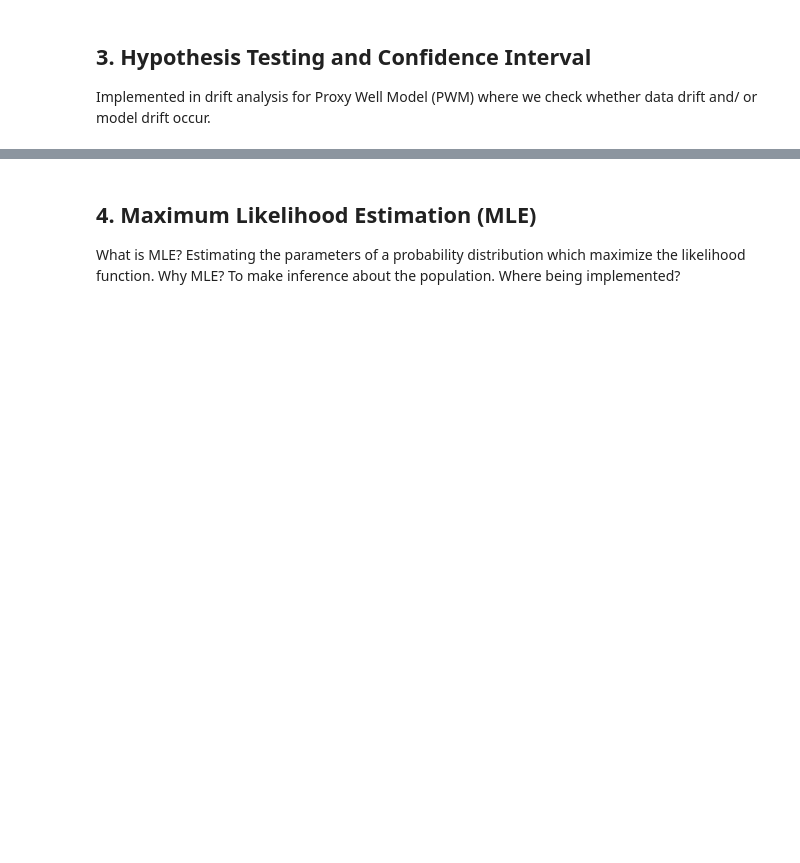
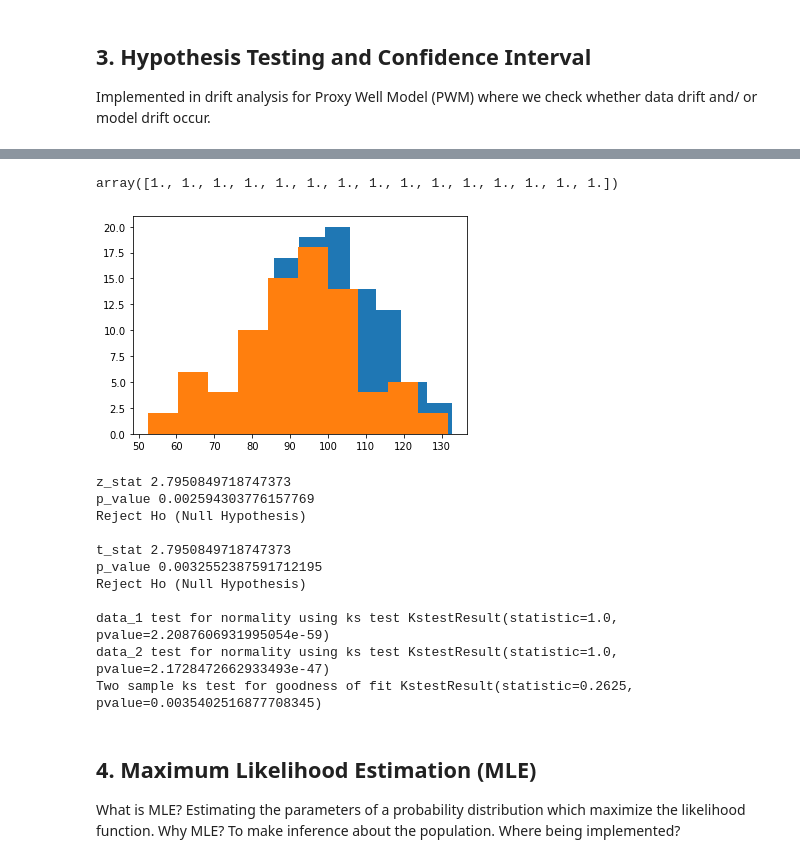
Before and after one commit to imranfadhil/our-learnings, a Jupyter notebook: B3_probability_basic_statistics.ipynb, the cells around one changed output, grey strips where cells are left out. Saved outputs shown, nothing was run; the diff lists cells and outputs as text; code cells hidden in the pictures; blank space fills up the shorter version.

```diff
--- a/B3_probability_basic_statistics.ipynb
+++ b/B3_probability_basic_statistics.ipynb
@@ -126,3 +147,67 @@ import numpy as np
+# %%
+norm.cdf(data_2)
+# %% [output]
+array([1., 1., 1., 1., 1., 1., 1., 1., 1., 1., 1., 1., 1., 1., 1.])
+# %%
+from scipy.stats import zscore, t, kstest, ks_2samp
+from scipy.stats import norm
+import matplotlib.pyplot as plt
+from sklearn.preprocessing import StandardScaler
+
+mu_1 = 100
+sigma_1 = 15
+data_1 = norm.rvs(loc=mu_1, scale=sigma_1, size=100, random_state=1)
+mu_2 = 95
+sigma_2 = 16
+n = 80
+data_2 = norm.rvs(loc=mu_2, scale=sigma_2, size=n, random_state=2)
+
+plt.hist(data_1)
+plt.hist(data_2)
+plt.show()
+
+significance = 0.05
+
+## Calculate test statistic
+z_stat = (mu_1 - mu_2) / (sigma_2 / n ** 0.5)
+print('z_stat', z_stat)
+
+## Calculate corresponding p-value
+p_value = 1 - norm.cdf(z_stat)
+print('p_value', p_value)
+if p_value > significance:
+    print('Accept Ho (Null Hypothesis)')
+else:
+    print('Reject Ho (Null Hypothesis)')
+
+## Calculate test statistic, assuming data_1 variance is unknown
+t_stat = (mu_1 - mu_2) / (sigma_2 / n ** 0.5)
+print('\nt_stat', t_stat)
+
+## Calculate corresponding p-value
+p_value = 1 - t(n - 1).cdf(t_stat)
+print('p_value', p_value)
+if p_value > significance:
+    print('Accept Ho (Null Hypothesis)')
+else:
+    print('Reject Ho (Null Hypothesis)')
+
+print('\ndata_1 test for normality using ks test', kstest(data_1, norm.cdf(data_1, mu_1, sigma_1)))
+print('data_2 test for normality using ks test', kstest(data_2, norm.cdf(data_2, mu_2, sigma_2)))
+print('Two sample ks test for goodness of fit', ks_2samp(data_1, data_2))
+# %% [output]
+[figure, added]
+z_stat 2.7950849718747373
+p_value 0.002594303776157769
+Reject Ho (Null Hypothesis)
+
+t_stat 2.7950849718747373
+p_value 0.0032552387591712195
+Reject Ho (Null Hypothesis)
+
+data_1 test for normality using ks test KstestResult(statistic=1.0, pvalue=2.2087606931995054e-59)
+data_2 test for normality using ks test KstestResult(statistic=1.0, pvalue=2.1728472662933493e-47)
+Two sample ks test for goodness of fit KstestResult(statistic=0.2625, pvalue=0.0035402516877708345)
 # %%
 from sklearn.datasets import fetch_california_housing
 data = fetch_california_housing(as_frame=True)
```
Also changed, not shown: parts of 8 cells of this notebook.
